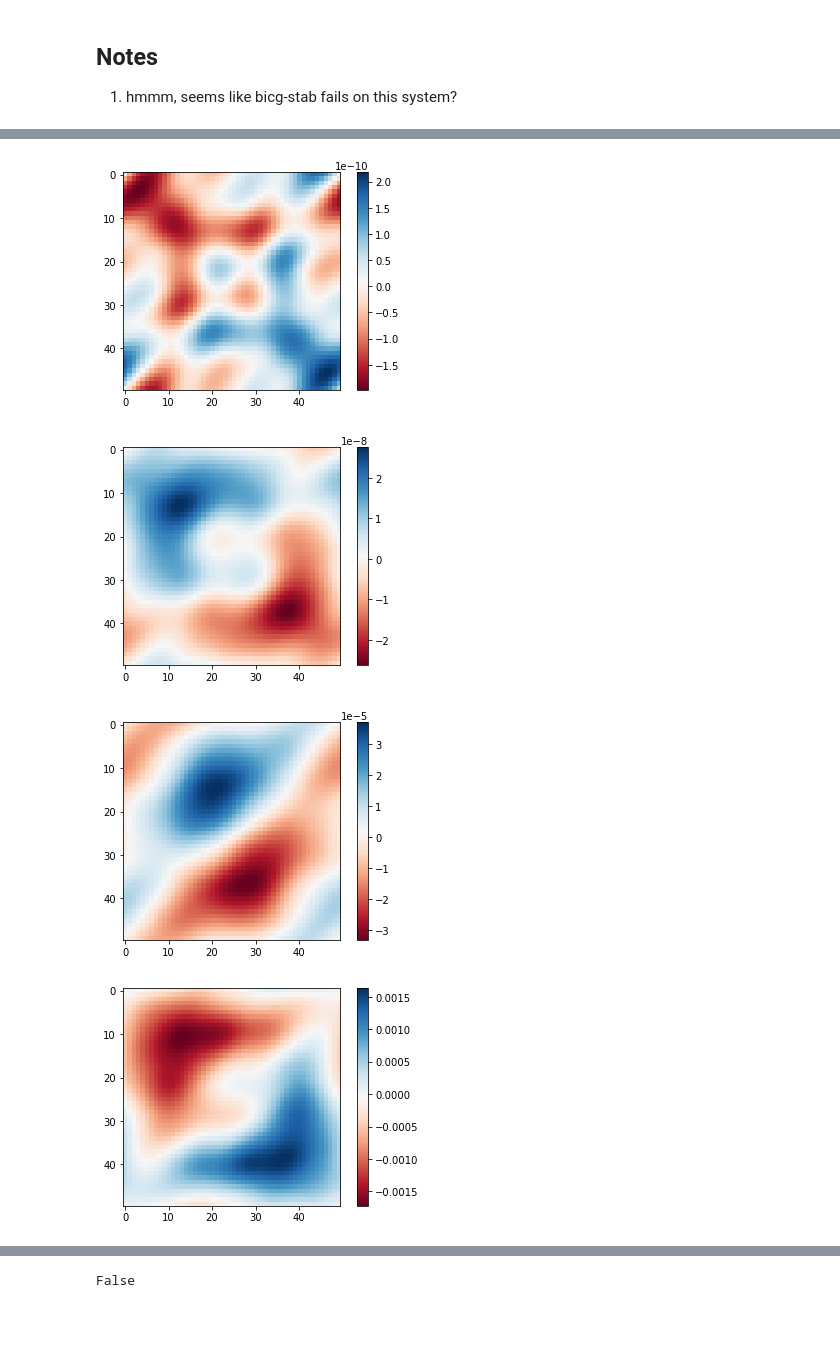
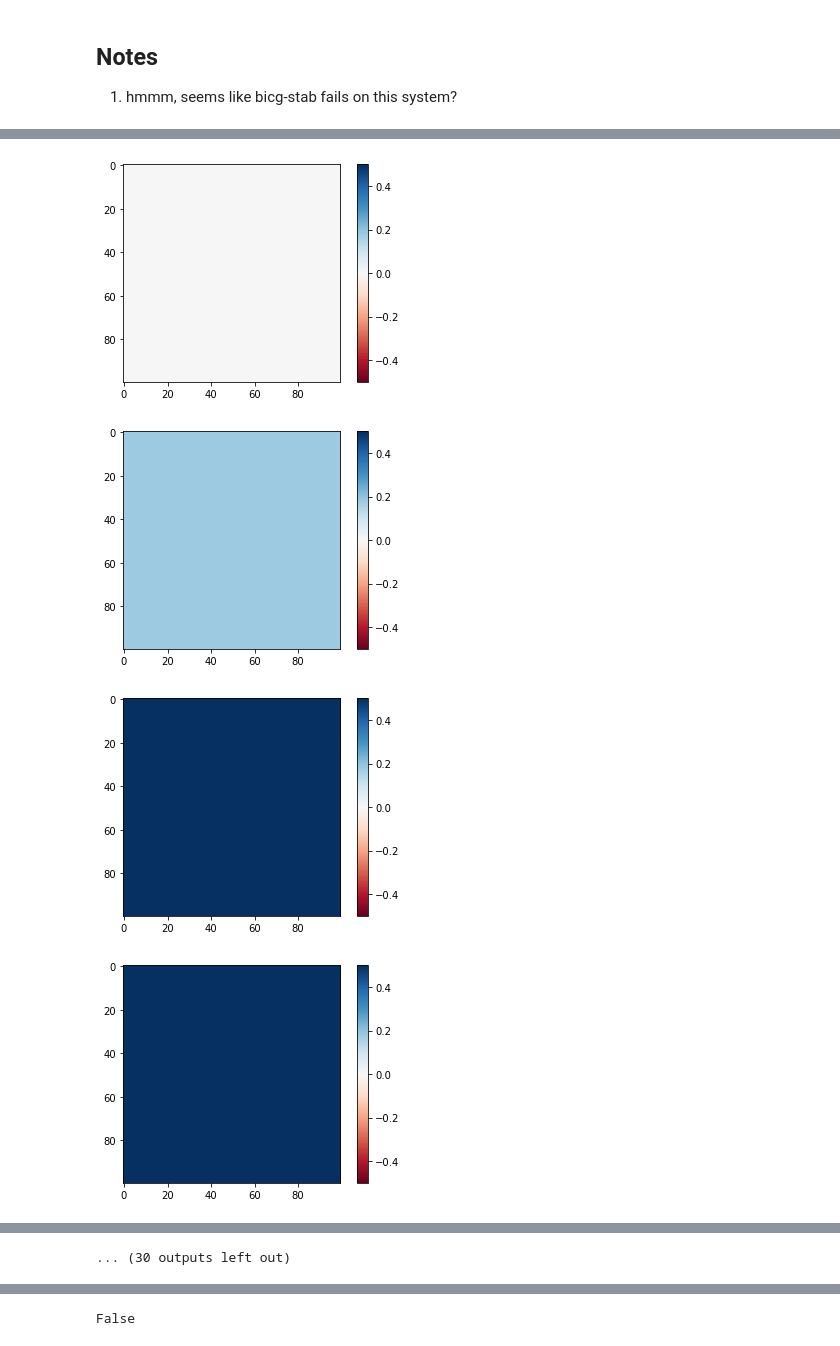
Before and after one commit to zhaonat/py-maxwell-fd3d, a Jupyter notebook: notebooks/photonic crystal slab (LARGE).ipynb, the cells around one changed output, grey strips where cells are left out. Saved outputs shown, nothing was run; the diff lists cells and outputs as text; code cells hidden in the pictures; blank space fills up the shorter version.

```diff
--- a/notebooks/photonic crystal slab (LARGE).ipynb
+++ b/notebooks/photonic crystal slab (LARGE).ipynb
@@ -40,6 +40,6 @@ eps_r = np.ones((Nx,Ny,Nz))
 N = [Nx,Ny,Nz]
 # %%
 print(eps_r.shape)
-for k in range(50,80):
+for k in range(100,150):
     eps_r[:,:,k] = slab_plane
 # %% [output]
@@ -48,8 +48,8 @@ for k in range(50,80):
 Jz = np.zeros(N);
 Jy = np.zeros(N);
 Jx = np.zeros(N);
-Jx[:,:,15] = 1;
-Jy[:,:,15] = 1
+Jx[:,:,35] = 1;
+Jy[:,:,35] = 1
 eps_r_tensor_dict = {
     'eps_xx': eps_r,
     'eps_yy': eps_r.copy(),
@@ -84,6 +84,6 @@ A,b, Ch = fd3d.curlcurlE(L0,
 from scipy.sparse.linalg import spilu
 # %%
 %%time
-x, info = bicgstab(A,b, maxiter = 1000);
+x, info = bicgstab(A,b, maxiter = 1500);
 print(info)
 # %% [output]
@@ -111,7 +111,9 @@ Hz =  y[2*M:].reshape(N, order = 'F')
 # %%
 for i in range(0,N[0],2):
     plt.figure()
-    plt.imshow(np.abs(Ex[:,i,:]), cmap = 'hot')
+    #plt.imshow(np.abs(Ex[:,i,:]), cmap = 'hot')
+    plt.imshow(np.real(Ex[:,i,:]), cmap = 'RdBu')
+
     #plt.clim(0,0.5e-2)
     plt.colorbar()
 # %% [output]
@@ -131,11 +133,11 @@ for i in range(0,N[0],2):
 # %%
-for i in range(0,N[0],2):
+for i in range(0,N[-1],5):
     plt.figure()
-    plt.imshow(np.real(Ez[:,:,i]), cmap = 'RdBu')
-    #plt.clim(0,0.5e-2)
+    plt.imshow(np.real(Ex[:,:,i]), cmap = 'RdBu')
+    plt.clim(-0.5, 0.5)
     plt.colorbar()
 # %% [output]
-[figure, old version]
+[figure, new version]
-[figure, old version]
+[figure, new version]
-[figure, old version]
+[figure, new version]
-[figure, old version]
+[figure, new version]
@@ -152 +152,2 @@ for i in range(0,N[0],2):
+... (30 outputs left out)
 # %%
```
Also changed, not shown: parts of 11 cells of this notebook, 3 other files.
